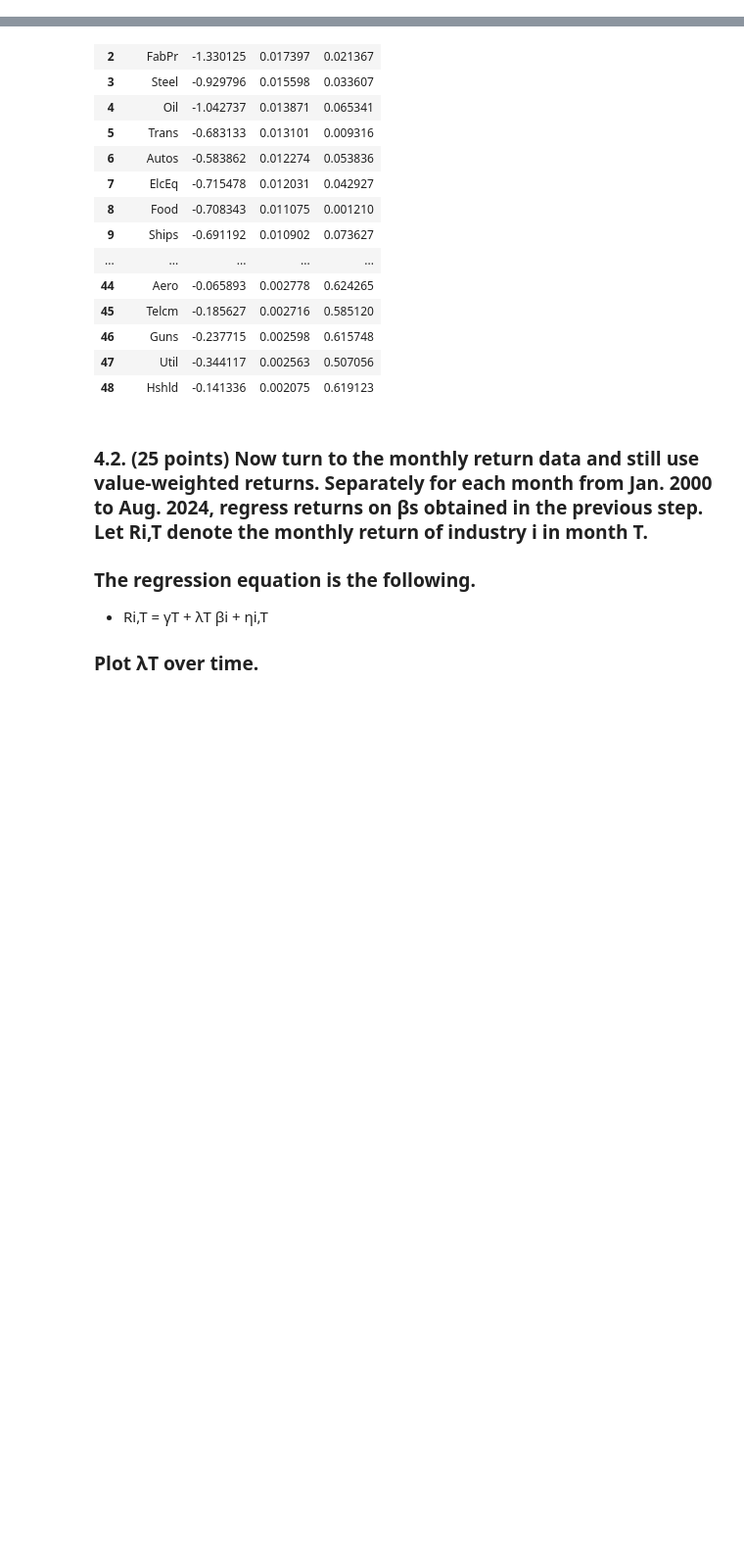
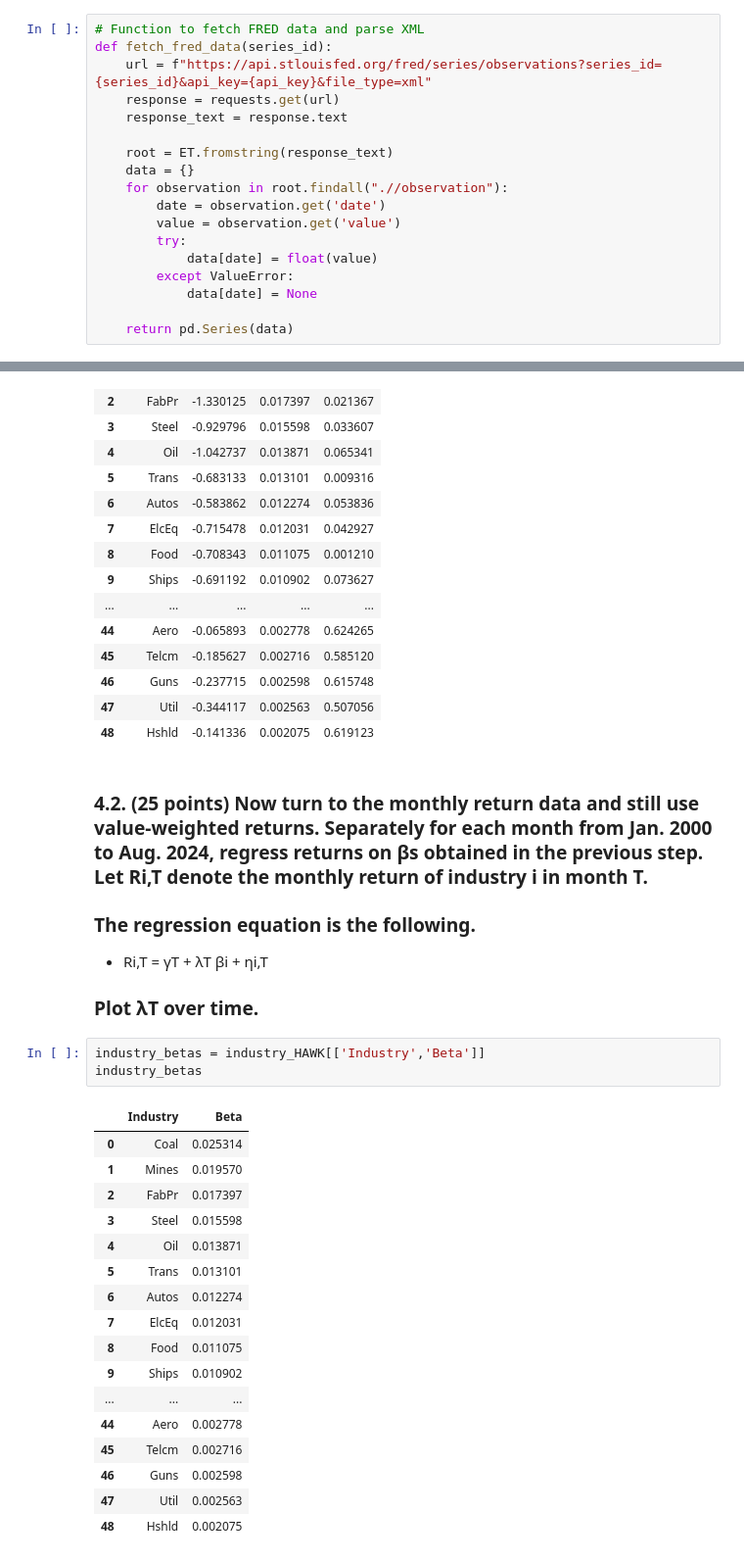
Before and after one commit to AntonioPineda29/Topics_Economics, a Jupyter notebook: 02_FOMC_statements_v4.ipynb, the cells around one changed output, grey strips where cells are left out. Shown at 98% size. Drawn from its saved outputs; the diff is of its cells as text; blank space fills up the shorter version.

```diff
--- a/02_FOMC_statements_v4.ipynb
+++ b/02_FOMC_statements_v4.ipynb
@@ -682,6 +684,24 @@ def fetch_multiple_fred_data(series_ids):
     result_df = result_df.reset_index()  # Reset index to make 'Date' a column
 
     return result_df
+# %%
+# Function to fetch FRED data and parse XML
+def fetch_fred_data(series_id):
+    url = f"https://api.stlouisfed.org/fred/series/observations?series_id={series_id}&api_key={api_key}&file_type=xml"
+    response = requests.get(url)
+    response_text = response.text
+
+    root = ET.fromstring(response_text)
+    data = {}
+    for observation in root.findall(".//observation"):
+        date = observation.get('date')
+        value = observation.get('value')
+        try:
+            data[date] = float(value)
+        except ValueError:
+            data[date] = None
+
+    return pd.Series(data)
 # %%
 # Fetch data for each series
 dfedtar_data = fetch_fred_data('DFEDTAR')
@@ -1054,3 +1048,24 @@ Regression Results for Each Industry:
 - Ri,T = γT + λT βi + ηi,T
 
 ### Plot λT over time.
+# %%
+industry_betas = industry_HAWK[['Industry','Beta']]
+industry_betas
+# %% [output]
+|  | Industry | Beta |
+| 0 | Coal | 0.025314 |
+| 1 | Mines | 0.019570 |
+| 2 | FabPr | 0.017397 |
+| 3 | Steel | 0.015598 |
+| 4 | Oil | 0.013871 |
+| 5 | Trans | 0.013101 |
+| 6 | Autos | 0.012274 |
+| 7 | ElcEq | 0.012031 |
+| 8 | Food | 0.011075 |
+| 9 | Ships | 0.010902 |
+| ... | ... | ... |
+| 44 | Aero | 0.002778 |
+| 45 | Telcm | 0.002716 |
+| 46 | Guns | 0.002598 |
+| 47 | Util | 0.002563 |
+| 48 | Hshld | 0.002075 |
```
Also changed, not shown: parts of 8 cells of this notebook.
